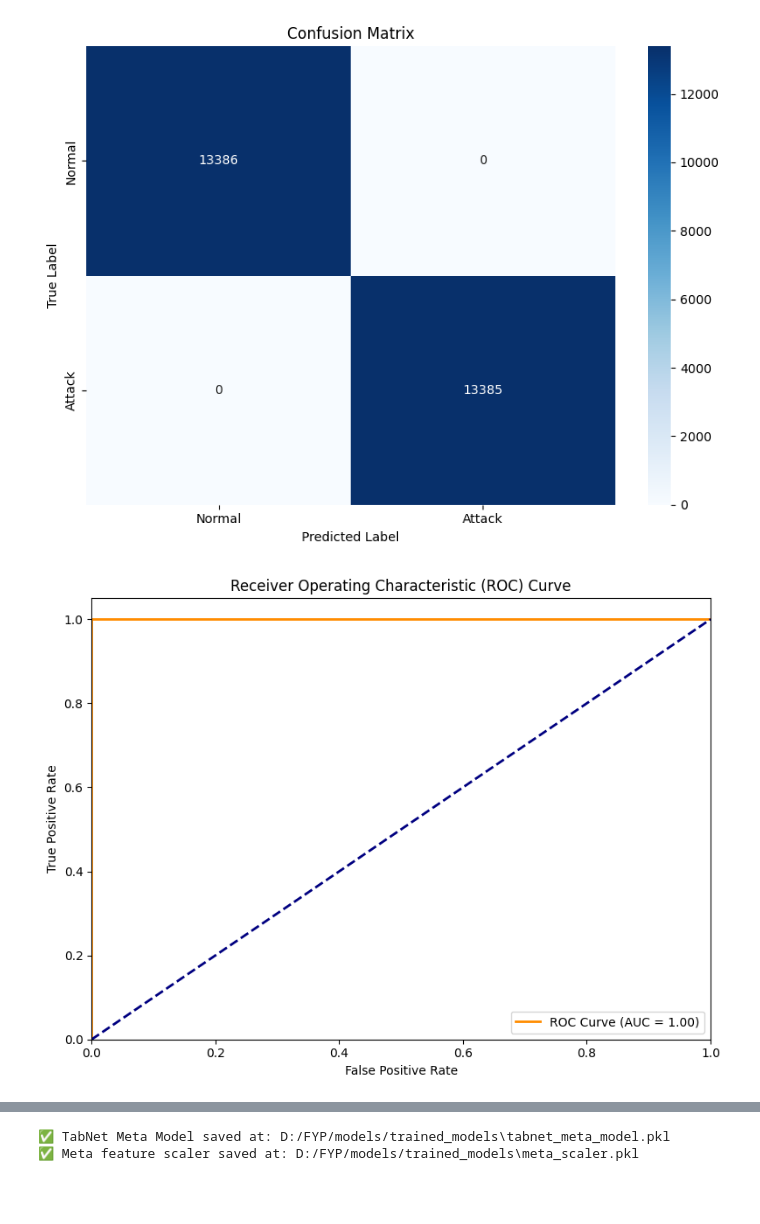
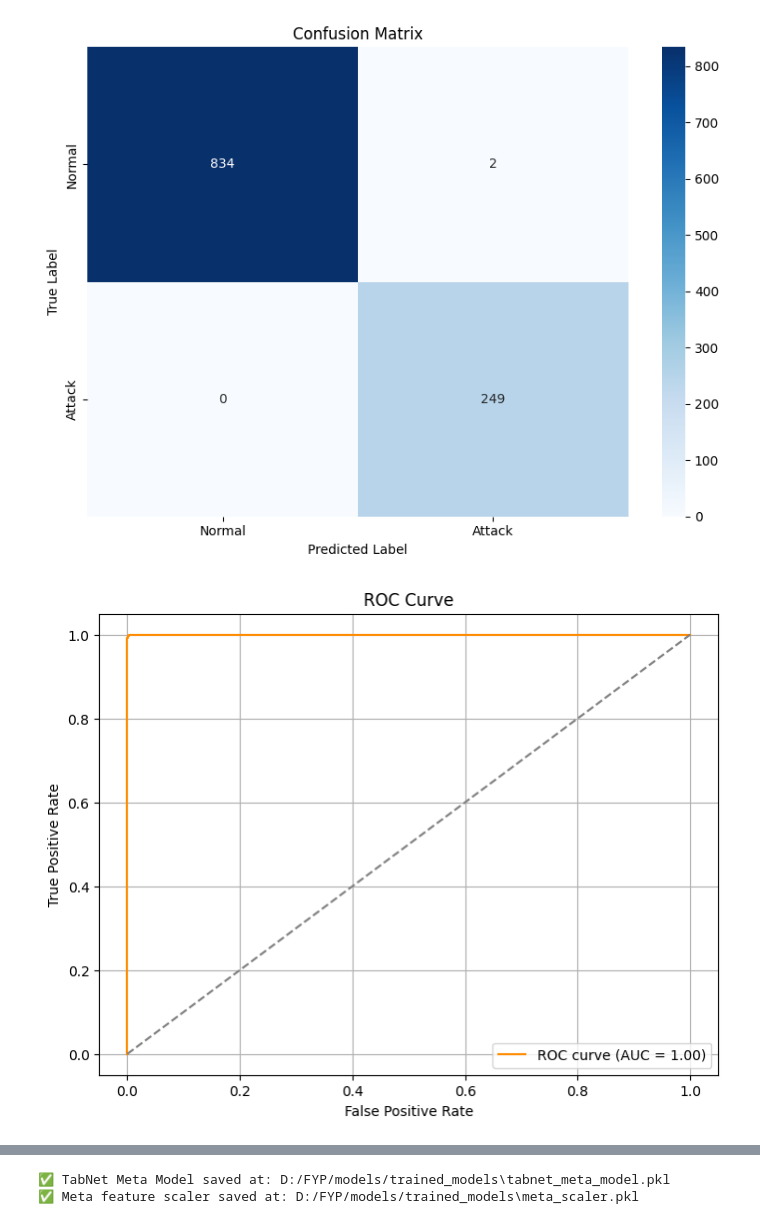
Before and after one commit to infinity-decoder/FYP, a Jupyter notebook: models/ensemble.ipynb, the cells around one changed output, grey strips where cells are left out. Drawn from its saved outputs; the diff is of its cells as text; code cells hidden in the pictures; blank space fills up the shorter version.

```diff
--- a/models/ensemble.ipynb
+++ b/models/ensemble.ipynb
@@ -25,7 +26,7 @@ import xgboost as xgb
 # %%
 
 # 2️⃣ Load Dataset (Final Preprocessed CSV)
-df = pd.read_csv("D:/FYP/data/datasets/final_dataset_02.csv")
+df = pd.read_csv("D:/FYP/data/datasets/dataset_extract.csv")
 
 # Separate features and labels
 X = df.drop(columns=['label'])
@@ -165,22 +166,23 @@ plt.xlabel('Predicted Label')
 plt.tight_layout()
 plt.show()
 # %% [output]
-[figure, old version]
+[figure, new version]
 # %%
 # 5. ROC Curve
 fpr, tpr, thresholds = roc_curve(y_test, y_pred_proba)
+fpr, tpr, _ = roc_curve(y_test, y_pred_proba)
+roc_auc = auc(fpr, tpr)
+
 plt.figure(figsize=(8, 6))
-plt.plot(fpr, tpr, color='darkorange', lw=2, label=f'ROC Curve (AUC = {roc_auc:.2f})')
-plt.plot([0, 1], [0, 1], color='navy', lw=2, linestyle='--')
-plt.xlim([0.0, 1.0])
-plt.ylim([0.0, 1.05])
+plt.plot(fpr, tpr, label=f'ROC curve (AUC = {roc_auc:.2f})', color='darkorange')
+plt.plot([0, 1], [0, 1], linestyle='--', color='gray')
 plt.xlabel('False Positive Rate')
 plt.ylabel('True Positive Rate')
-plt.title('Receiver Operating Characteristic (ROC) Curve')
-plt.legend(loc="lower right")
-plt.tight_layout()
+plt.title('ROC Curve')
+plt.legend(loc='lower right')
+plt.grid(True)
 plt.show()
 # %% [output]
-[figure, old version]
+[figure, new version]
 # %%
 # 6. Precision-Recall Curve
```
Also changed, not shown: parts of 4 cells of this notebook, 24 other files.
